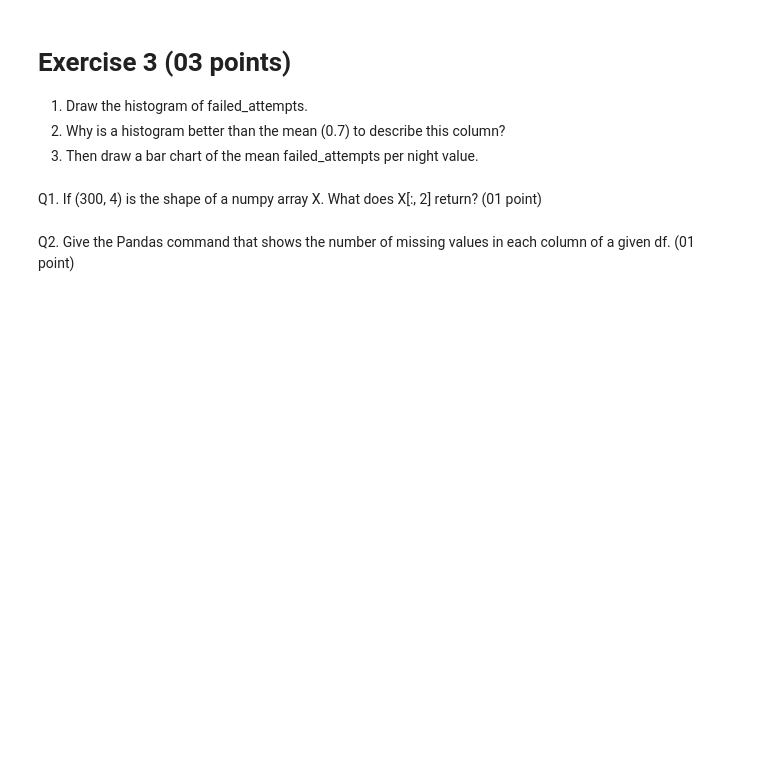
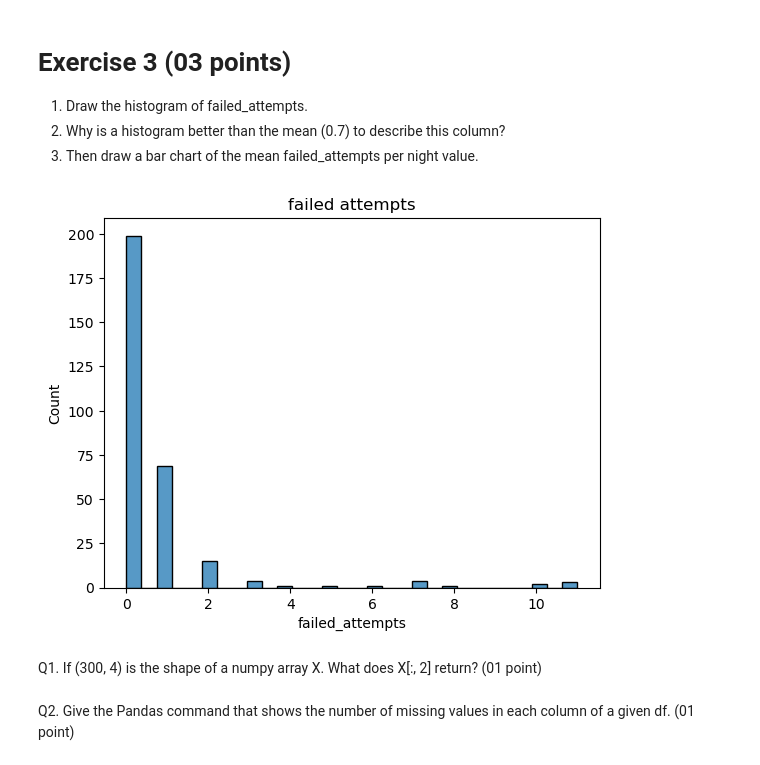
Before and after one commit to abir-cs/mldls_ws1_toolsandlibraries, a Jupyter notebook: TP1.ipynb, the cells around one changed output. Cells and saved outputs as stored; diff of their text form; code cells hidden in the pictures; blank space fills up the shorter version.

```diff
--- a/TP1.ipynb
+++ b/TP1.ipynb
@@ -77,7 +88,7 @@ log = pd.DataFrame({"user":    rng.choice(["ali", "sara", "yacine", "nour", "kar
 # %%
 # Choose randomly 12 different indexes and set 12 integer values from [5,11[ in the feature "failed_attempt"
 
-# Write your code here
+log.loc[rng.choice(n, 12, replace=False), "failed_attempts"] = rng.integers(5, 12, 12)
 # %%
 # Autograded cell (Failed attempts)
 # Skip it
@@ -88,3 +95,7 @@ log = pd.DataFrame({"user":    rng.choice(["ali", "sara", "yacine", "nour", "kar
+# %%
+# Insert 10 missing values randomly
+
+log.loc[rng.choice(n, 10, replace=False), "duration_min"] = np.nan
 # %%
 # Auto graded cell (missing values)
 # skip it
@@ -110,4 +129,4 @@ log = pd.DataFrame({"user":    rng.choice(["ali", "sara", "yacine", "nour", "kar
 3. Add a column long_session equal to 1 when duration_min is above 30.
 # %%
 # Write your code here
-# log['long_session'] = ...
+log['long_session'] = (log["duration_min"] >30 ).astype(int)
@@ -121,6 +147,10 @@ log = pd.DataFrame({"user":    rng.choice(["ali", "sara", "yacine", "nour", "kar
 # %%
 # Draw the histogram of failed_attempts.
 # Write your code here
+sns.histplot(log["failed_attempts"], bins=30)
+plt.title("failed attempts"); plt.show()
+# %% [output]
+[figure, added]
 # %%
 # Auto-graded cell - Skip it...
 # %%
```
Also changed, not shown: parts of 6 cells of this notebook.
